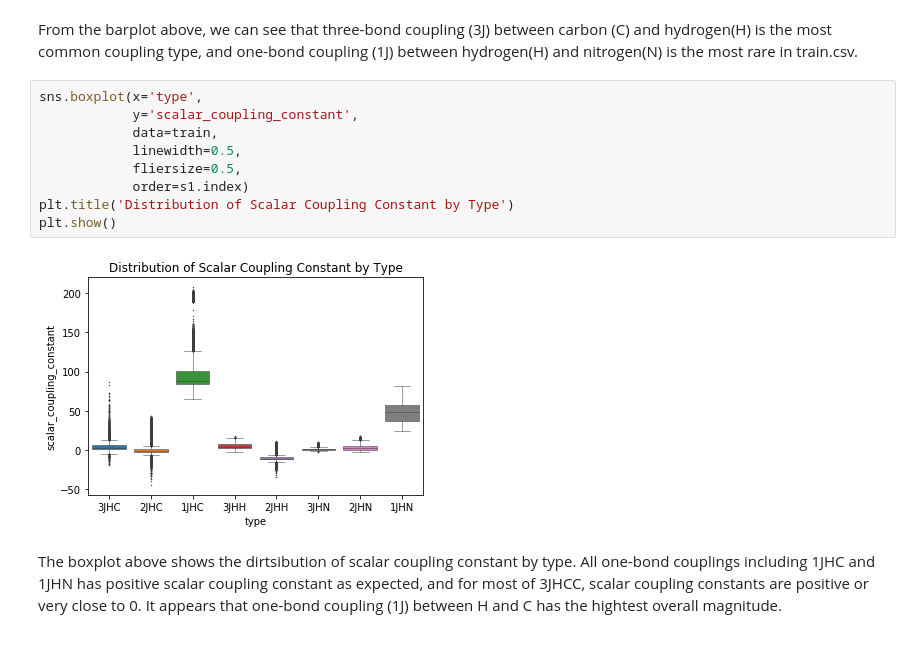
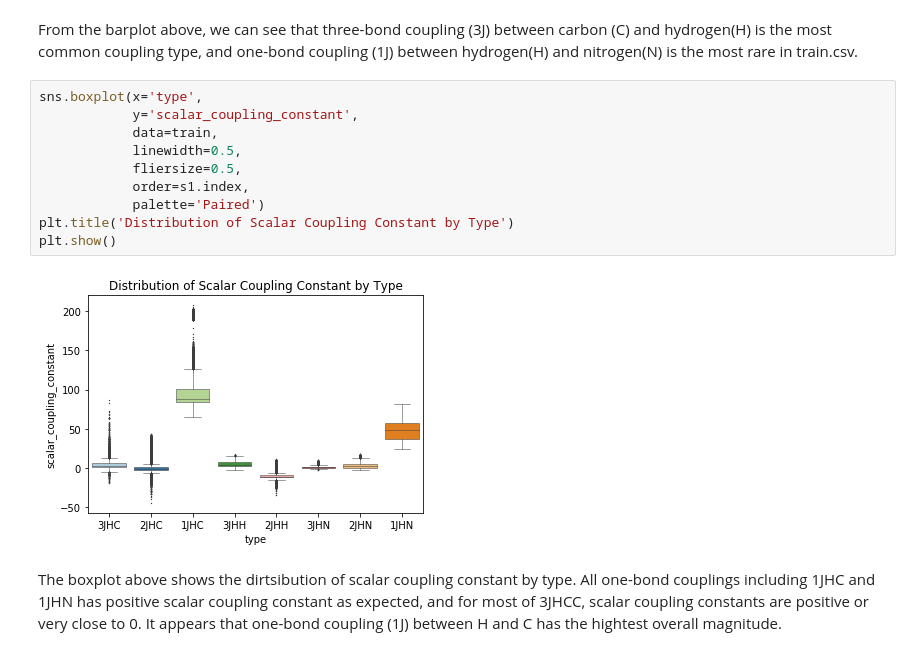
Before and after one commit to jlzhang93/Capstone1_predicting_molecular_properties, a Jupyter notebook: Capstone_predicting_molecular_properties.ipynb, the cells around one changed output. Drawn from its saved outputs; the diff is of its cells as text.

```diff
--- a/Capstone_predicting_molecular_properties.ipynb
+++ b/Capstone_predicting_molecular_properties.ipynb
@@ -77,14 +78,15 @@ From the barplot above, we can see that three-bond coupling (3J) between carbon
 # %%
 sns.boxplot(x='type',
             y='scalar_coupling_constant',
             data=train,
             linewidth=0.5,
             fliersize=0.5,
-            order=s1.index)
+            order=s1.index,
+            palette='Paired')
 plt.title('Distribution of Scalar Coupling Constant by Type')
 plt.show()
 # %% [output]
-[figure, old version]
+[figure, new version]
 # %% [markdown]
 The boxplot above shows the dirtsibution of scalar coupling constant by type. All one-bond couplings including 1JHC and 1JHN has positive scalar coupling constant as expected, and for most of 3JHCC, scalar coupling constants are positive or very close to 0. It appears that one-bond coupling (1J) between H and C has the hightest overall magnitude.
 # %%
```
Also changed, not shown: parts of 20 cells of this notebook.
